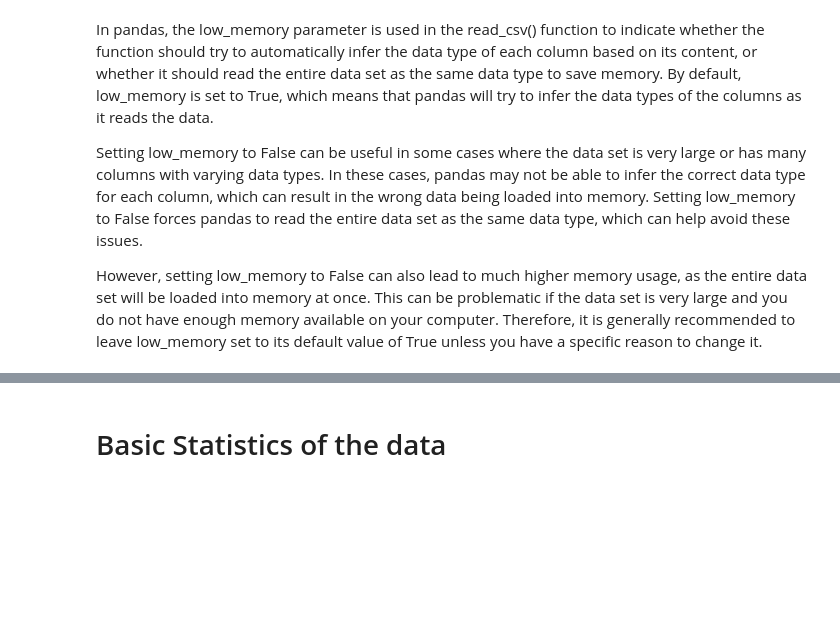
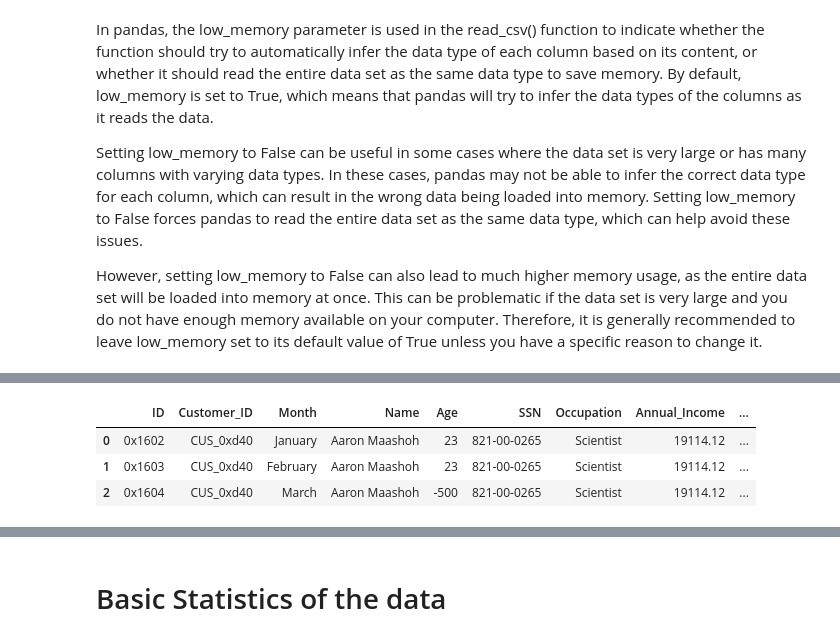
Before and after one commit to prateekgh/Credit-Score-Classification-, a Jupyter notebook: Notebook/main.ipynb, the cells around one changed output, grey strips where cells are left out. Cells and saved outputs as stored; diff of their text form; code cells hidden in the pictures; blank space fills up the shorter version.

```diff
--- a/Notebook/main.ipynb
+++ b/Notebook/main.ipynb
@@ -12,6 +15,8 @@ import numpy as np
 import pandas as pd
 import seaborn as sns
 import matplotlib.pyplot as plt
+# we want to see evey collection
+pd.set_option('display.max_columns', None)
 # %% [markdown]
 In pandas, the low_memory parameter is used in the read_csv() function to indicate whether the function should try to automatically infer the data type of each column based on its content, or whether it should read the entire data set as the same data type to save memory. By default, low_memory is set to True, which means that pandas will try to infer the data types of the columns as it reads the data.
 
@@ -43,0 +89,3 @@ test_df.head()
+# %%
+# Concatinating both data as there are large number of missing values
+df = pd.concat([train_df, test_df], ignore_index = True )
@@ -43,0 +163,10 @@ test_df.head()
+# %%
+df = df.applymap(lambda x: x if x is np.NaN or not isinstance(x, str) else str(x).strip('_ ,"')
+                      ).replace(['', 'nan', '!@9#%8', '#F%$D@*&8'], np.NaN)
+# %%
+df.head(3)
+# %% [output]
+|  | ID | Customer_ID | Month | Name | Age | SSN | Occupation | Annual_Income | ... |
+| 0 | 0x1602 | CUS_0xd40 | January | Aaron Maashoh | 23 | 821-00-0265 | Scientist | 19114.12 | ... |
+| 1 | 0x1603 | CUS_0xd40 | February | Aaron Maashoh | 23 | 821-00-0265 | Scientist | 19114.12 | ... |
+| 2 | 0x1604 | CUS_0xd40 | March | Aaron Maashoh | -500 | 821-00-0265 | Scientist | 19114.12 | ... |
```
Also changed, not shown: parts of 34 cells of this notebook.
